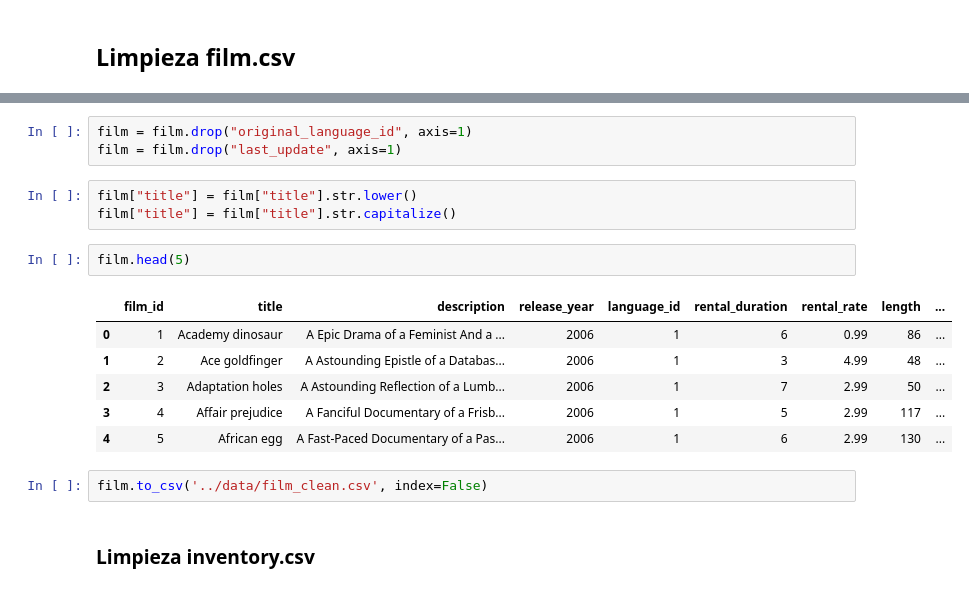
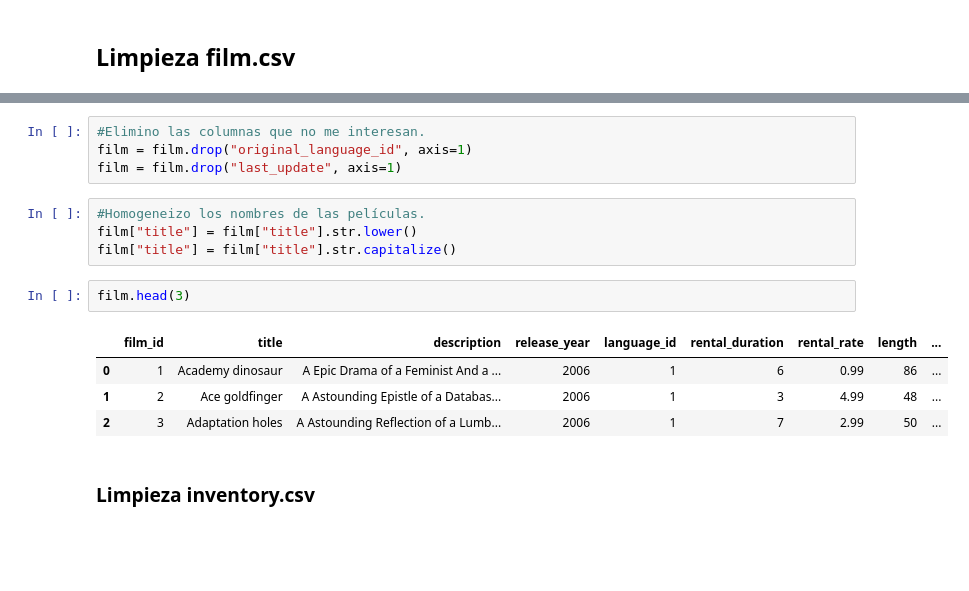
Before and after one commit to charlieciordia/02-mySQL-database, a Jupyter notebook: notebook/main.ipynb, the cells around one changed output, grey strips where cells are left out. Saved outputs shown, nothing was run; the diff lists cells and outputs as text; blank space fills up the shorter version.

```diff
--- a/notebook/main.ipynb
+++ b/notebook/main.ipynb
@@ -165,19 +103,17 @@ dtype: float64
 # %%
+#Elimino las columnas que no me interesan.
 film = film.drop("original_language_id", axis=1)
 film = film.drop("last_update", axis=1)
 # %%
+#Homogeneizo los nombres de las películas.
 film["title"] = film["title"].str.lower()
 film["title"] = film["title"].str.capitalize()
 # %%
-film.head(5)
+film.head(3)
 # %% [output]
 |  | film_id | title | description | release_year | language_id | rental_duration | rental_rate | length | ... |
 | 0 | 1 | Academy dinosaur | A Epic Drama of a Feminist And a ... | 2006 | 1 | 6 | 0.99 | 86 | ... |
 | 1 | 2 | Ace goldfinger | A Astounding Epistle of a Databas... | 2006 | 1 | 3 | 4.99 | 48 | ... |
 | 2 | 3 | Adaptation holes | A Astounding Reflection of a Lumb... | 2006 | 1 | 7 | 2.99 | 50 | ... |
-| 3 | 4 | Affair prejudice | A Fanciful Documentary of a Frisb... | 2006 | 1 | 5 | 2.99 | 117 | ... |
-| 4 | 5 | African egg | A Fast-Paced Documentary of a Pas... | 2006 | 1 | 6 | 2.99 | 130 | ... |
-# %%
-film.to_csv('../data/film_clean.csv', index=False)
 # %% [markdown]
 ### Limpieza inventory.csv
```
Also changed, not shown: parts of 64 cells of this notebook, 3 other files.
